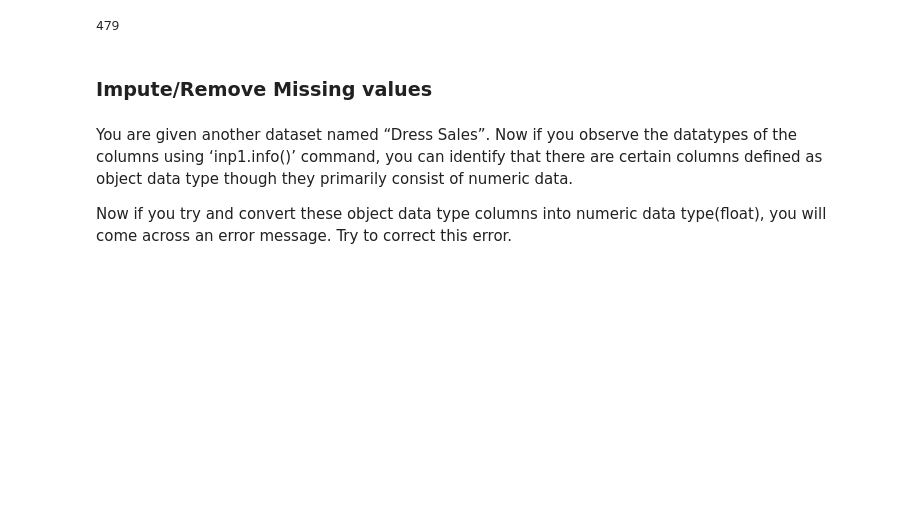
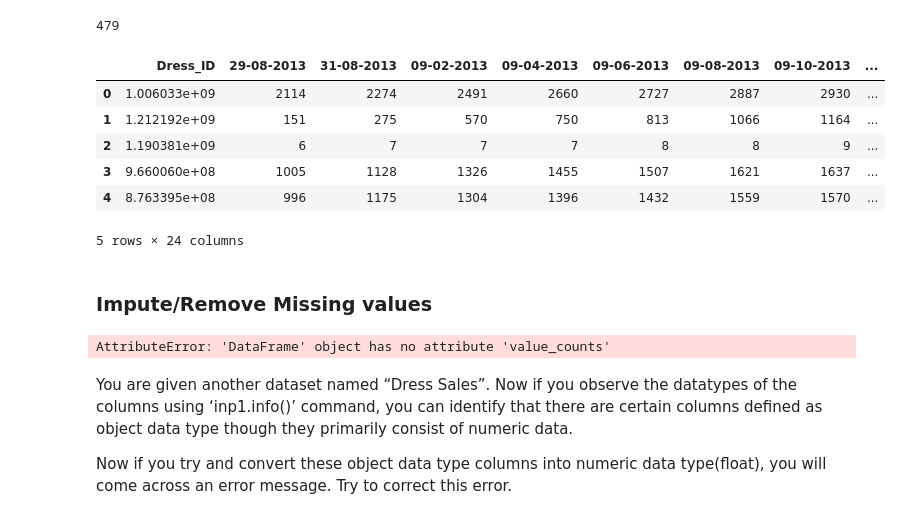
Before and after one commit to pratik217/datascience_py, a Jupyter notebook: EDA+Graded+Exercise.ipynb, the cells around one changed output. Saved outputs shown, nothing was run; the diff lists cells and outputs as text; code cells hidden in the pictures; blank space fills up the shorter version.

```diff
--- a/EDA+Graded+Exercise.ipynb
+++ b/EDA+Graded+Exercise.ipynb
@@ -144,7 +144,20 @@ Name: Size, dtype: float64
 inp0.Size.value_counts().sum()
 # %% [output]
 479
+# %%
+inp1.head()
+# %% [output]
+|  | Dress_ID | 29-08-2013 | 31-08-2013 | 09-02-2013 | 09-04-2013 | 09-06-2013 | 09-08-2013 | 09-10-2013 | ... |
+| 0 | 1.006033e+09 | 2114 | 2274 | 2491 | 2660 | 2727 | 2887 | 2930 | ... |
+| 1 | 1.212192e+09 | 151 | 275 | 570 | 750 | 813 | 1066 | 1164 | ... |
+| 2 | 1.190381e+09 | 6 | 7 | 7 | 7 | 8 | 8 | 9 | ... |
+| 3 | 9.660060e+08 | 1005 | 1128 | 1326 | 1455 | 1507 | 1621 | 1637 | ... |
+| 4 | 8.763395e+08 | 996 | 1175 | 1304 | 1396 | 1432 | 1559 | 1570 | ... |
+5 rows × 24 columns
 # %% [markdown]
 ### Impute/Remove Missing values
 # %%
 # Print the null count of each variables of inp0 and inp1.
+inp1.value_counts()
+# %% [output]
+AttributeError: 'DataFrame' object has no attribute 'value_counts'
```
Also changed, not shown: parts of 9 cells of this notebook, 3 other files.
